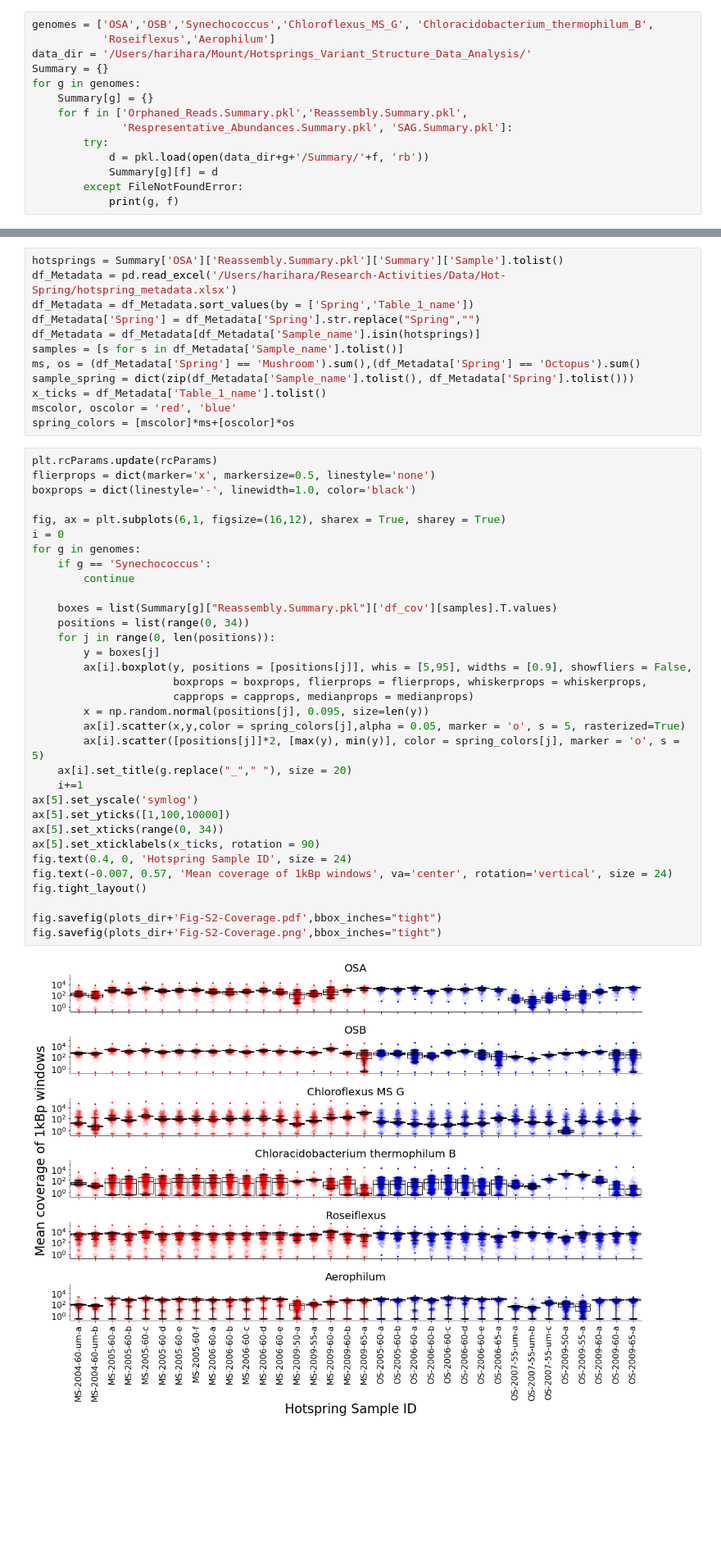
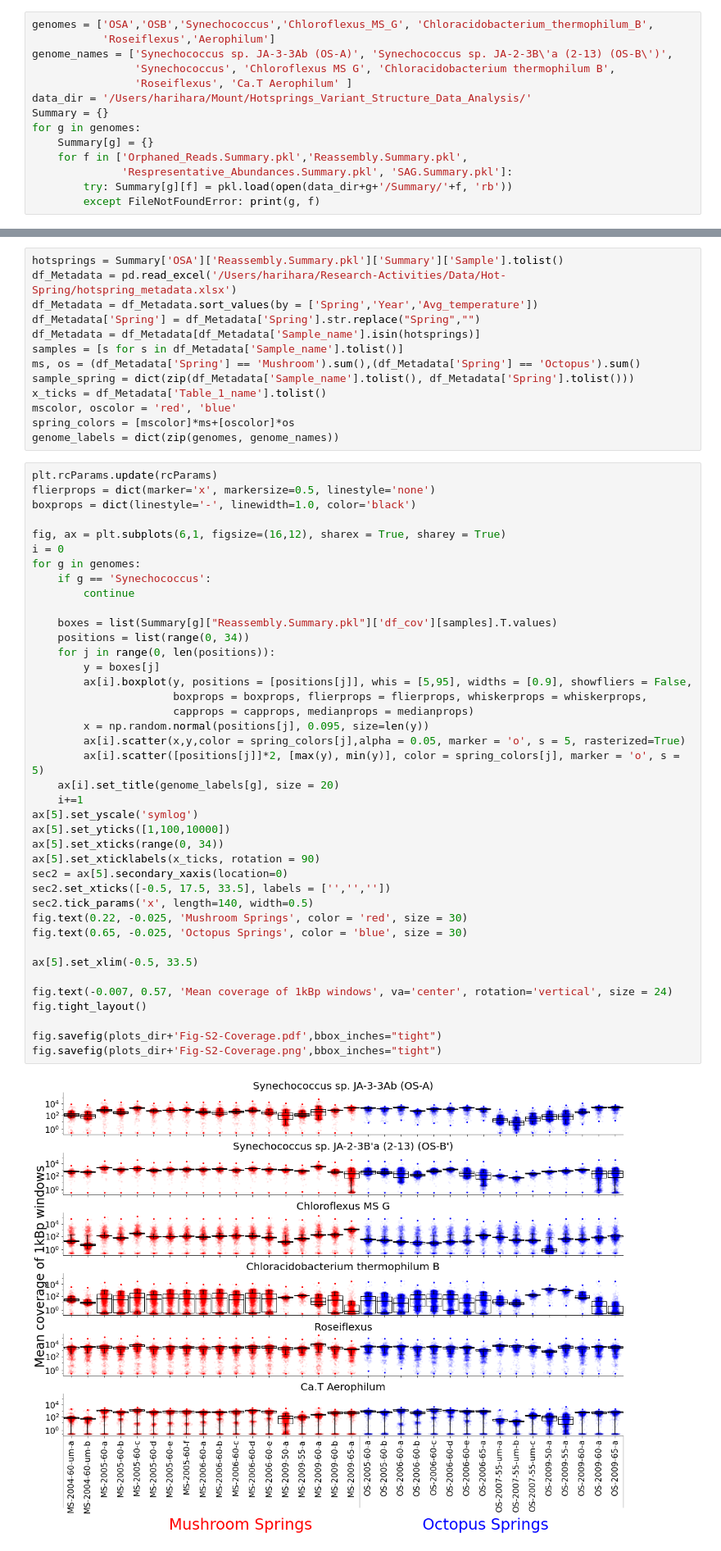
Before and after one commit to hsmurali/Hot_Springs_Analysis, a Jupyter notebook: Scripts/Synechococcus_Paper/Analysis.ipynb, the cells around one changed output, grey strips where cells are left out. Shown at 82% size. Saved outputs shown, nothing was run; the diff lists cells and outputs as text; blank space fills up the shorter version.

```diff
--- a/Scripts/Synechococcus_Paper/Analysis.ipynb
+++ b/Scripts/Synechococcus_Paper/Analysis.ipynb
@@ -30,14 +30,14 @@ plots_dir = '/Users/harihara/Research-Activities/Plots/Hot_Spring_Plots/Synechoc
 # %%
 genomes = ['OSA','OSB','Synechococcus','Chloroflexus_MS_G', 'Chloracidobacterium_thermophilum_B',
            'Roseiflexus','Aerophilum']
+genome_names = ['Synechococcus sp. JA-3-3Ab (OS-A)', 'Synechococcus sp. JA-2-3B\'a (2-13) (OS-B\')',
+                'Synechococcus', 'Chloroflexus MS G', 'Chloracidobacterium thermophilum B',
+                'Roseiflexus', 'Ca.T Aerophilum' ]
 data_dir = '/Users/harihara/Mount/Hotsprings_Variant_Structure_Data_Analysis/'
 Summary = {}
 for g in genomes:
     Summary[g] = {}
     for f in ['Orphaned_Reads.Summary.pkl','Reassembly.Summary.pkl',
               'Respresentative_Abundances.Summary.pkl', 'SAG.Summary.pkl']:
-        try:
-            d = pkl.load(open(data_dir+g+'/Summary/'+f, 'rb'))
-            Summary[g][f] = d
-        except FileNotFoundError:
-            print(g, f)
+        try: Summary[g][f] = pkl.load(open(data_dir+g+'/Summary/'+f, 'rb'))
+        except FileNotFoundError: print(g, f)
@@ -55,7 +44,7 @@ Aerophilum SAG.Summary.pkl
 # %%
 hotsprings = Summary['OSA']['Reassembly.Summary.pkl']['Summary']['Sample'].tolist()
 df_Metadata = pd.read_excel('/Users/harihara/Research-Activities/Data/Hot-Spring/hotspring_metadata.xlsx')
-df_Metadata = df_Metadata.sort_values(by = ['Spring','Table_1_name'])
+df_Metadata = df_Metadata.sort_values(by = ['Spring','Year','Avg_temperature'])
 df_Metadata['Spring'] = df_Metadata['Spring'].str.replace("Spring","")
 df_Metadata = df_Metadata[df_Metadata['Sample_name'].isin(hotsprings)]
 samples = [s for s in df_Metadata['Sample_name'].tolist()]
@@ -64,38 +53,46 @@ sample_spring = dict(zip(df_Metadata['Sample_name'].tolist(), df_Metadata['Sprin
 x_ticks = df_Metadata['Table_1_name'].tolist()
 mscolor, oscolor = 'red', 'blue'
 spring_colors = [mscolor]*ms+[oscolor]*os
+genome_labels = dict(zip(genomes, genome_names))
 # %%
 plt.rcParams.update(rcParams)
 flierprops = dict(marker='x', markersize=0.5, linestyle='none')
 boxprops = dict(linestyle='-', linewidth=1.0, color='black')
 
 fig, ax = plt.subplots(6,1, figsize=(16,12), sharex = True, sharey = True)
 i = 0
 for g in genomes:
     if g == 'Synechococcus':
         continue
 
     boxes = list(Summary[g]["Reassembly.Summary.pkl"]['df_cov'][samples].T.values)
     positions = list(range(0, 34))
     for j in range(0, len(positions)):
         y = boxes[j]
         ax[i].boxplot(y, positions = [positions[j]], whis = [5,95], widths = [0.9], showfliers = False,
                       boxprops = boxprops, flierprops = flierprops, whiskerprops = whiskerprops,
                       capprops = capprops, medianprops = medianprops)
         x = np.random.normal(positions[j], 0.095, size=len(y))
         ax[i].scatter(x,y,color = spring_colors[j],alpha = 0.05, marker = 'o', s = 5, rasterized=True)
         ax[i].scatter([positions[j]]*2, [max(y), min(y)], color = spring_colors[j], marker = 'o', s = 5)
-    ax[i].set_title(g.replace("_"," "), size = 20)
+    ax[i].set_title(genome_labels[g], size = 20)
     i+=1
 ax[5].set_yscale('symlog')
 ax[5].set_yticks([1,100,10000])
 ax[5].set_xticks(range(0, 34))
 ax[5].set_xticklabels(x_ticks, rotation = 90)
-fig.text(0.4, 0, 'Hotspring Sample ID', size = 24)
+sec2 = ax[5].secondary_xaxis(location=0)
+sec2.set_xticks([-0.5, 17.5, 33.5], labels = ['','',''])
+sec2.tick_params('x', length=140, width=0.5)
+fig.text(0.22, -0.025, 'Mushroom Springs', color = 'red', size = 30)
+fig.text(0.65, -0.025, 'Octopus Springs', color = 'blue', size = 30)
+
+ax[5].set_xlim(-0.5, 33.5)
+
 fig.text(-0.007, 0.57, 'Mean coverage of 1kBp windows', va='center', rotation='vertical', size = 24)
 fig.tight_layout()
 
 fig.savefig(plots_dir+'Fig-S2-Coverage.pdf',bbox_inches="tight")
 fig.savefig(plots_dir+'Fig-S2-Coverage.png',bbox_inches="tight")
 # %% [output]
-[figure, old version]
+[figure, new version]
```
Also changed, not shown: parts of 17 cells of this notebook, 1 other file.
